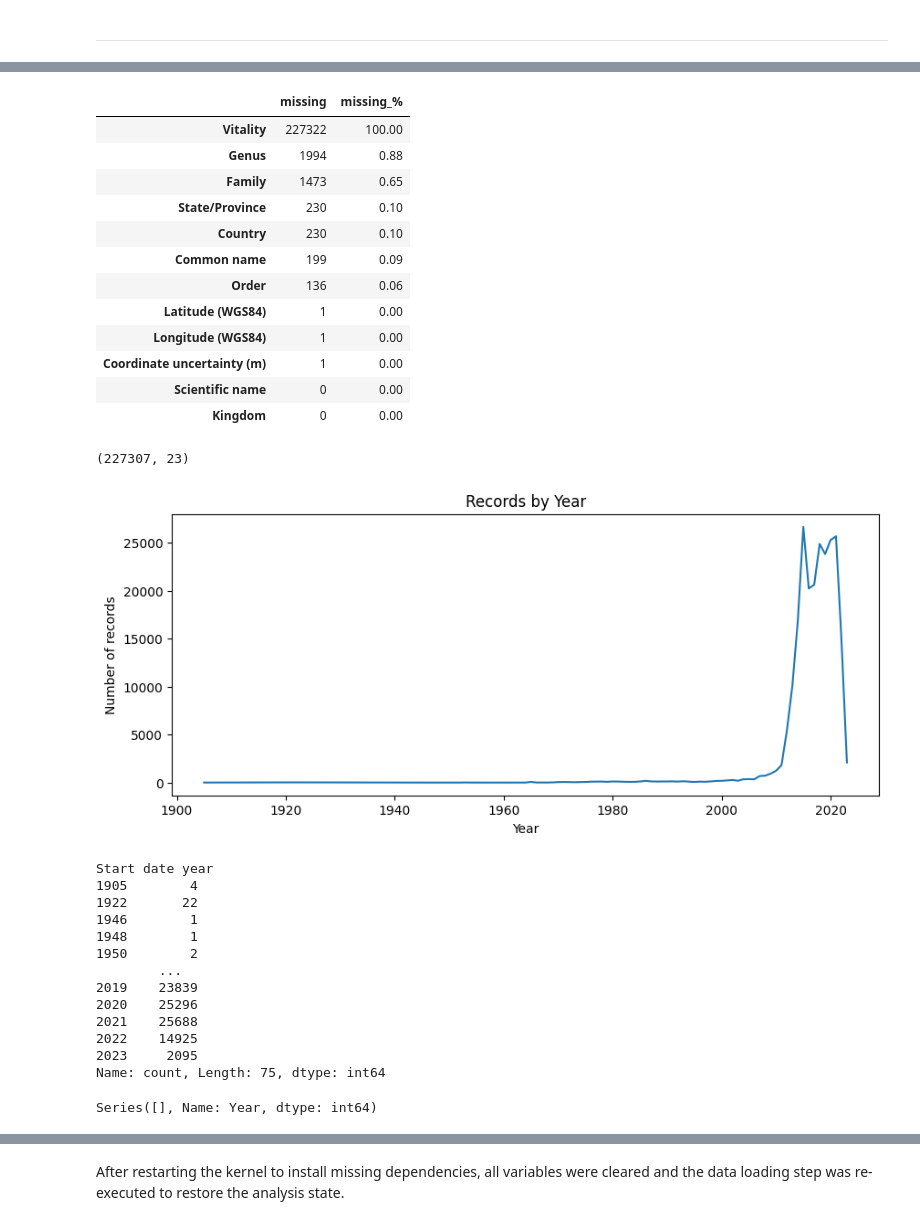
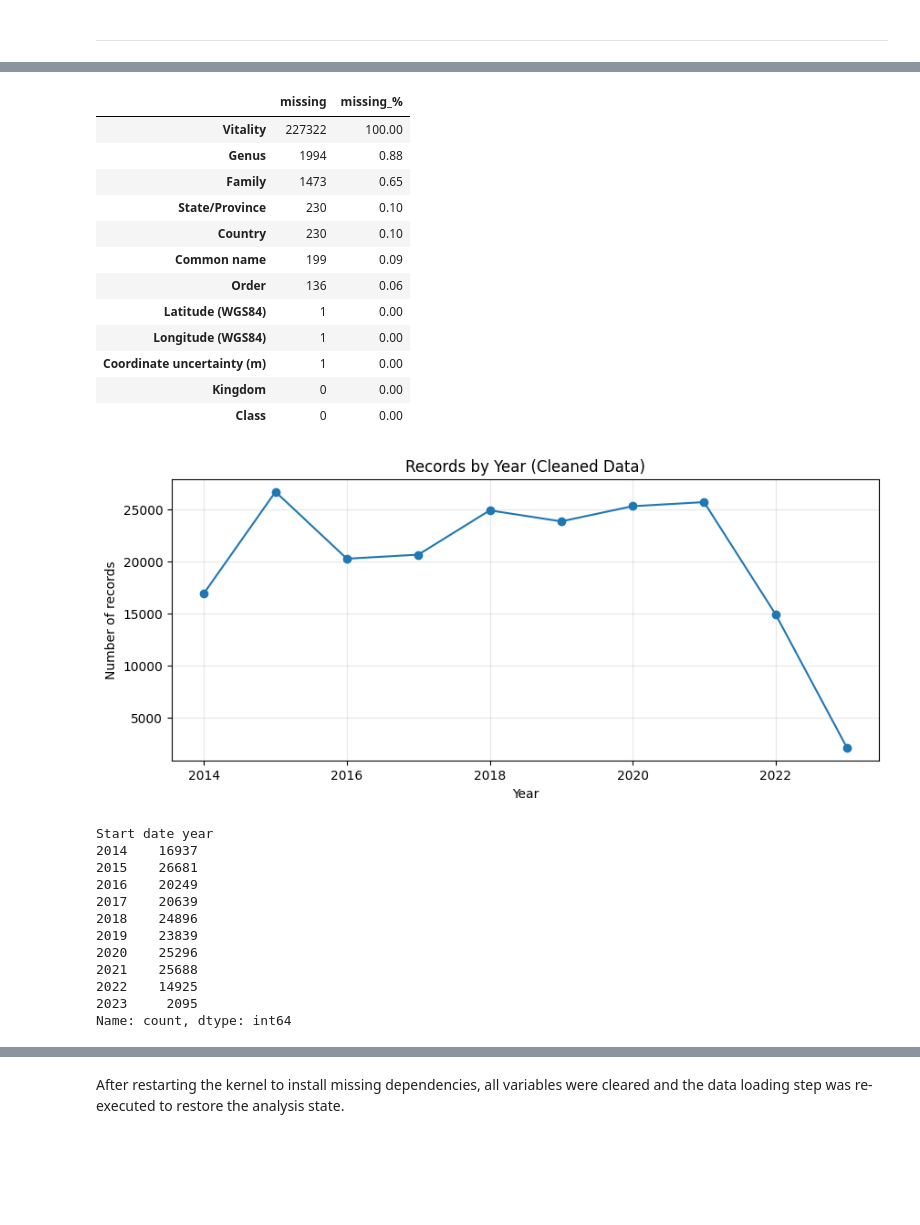
Before and after one commit to TomOverment/uk_animal_tracker, a Jupyter notebook: jupyter_notebooks/Notebook_Template.ipynb, the cells around one changed output, grey strips where cells are left out. Cells and saved outputs as stored; diff of their text form; code cells hidden in the pictures; blank space fills up the shorter version.

```diff
--- a/jupyter_notebooks/Notebook_Template.ipynb
+++ b/jupyter_notebooks/Notebook_Template.ipynb
@@ -119,15 +121,3 @@ Coordinate uncertainty (m)         1
 dtype: int64
 # %% [markdown]
 ---
-# %%
-# Keep a raw copy of the data
-df_raw = df.copy()
-
-# Standardise column names for easier coding (optional but recommended)
-df = df_raw.rename(columns=lambda c: c.strip())
-
-# Parse Start date (keep original text column too)
-df["Start date parsed"] = pd.to_datetime(df["Start date"], errors="coerce", dayfirst=True)
-
-# Quick checks
-df[["Start date", "Start date parsed", "Start date year", "Start date month", "Start date day"]].head()
@@ -155,67 +302,31 @@ pd.DataFrame({"missing": missing, "missing_%": missing_pct}).head(12)
 | Latitude (WGS84) | 1 | 0.00 |
 | Longitude (WGS84) | 1 | 0.00 |
 | Coordinate uncertainty (m) | 1 | 0.00 |
-| Scientific name | 0 | 0.00 |
 | Kingdom | 0 | 0.00 |
+| Class | 0 | 0.00 |
-# %%
-# Drop empty column(s)
-if "Vitality" in df.columns:
-    df = df.drop(columns=["Vitality"])
-
-# Remove rows missing essential geo fields (only 1 missing each, but clean is clean)
-df = df.dropna(subset=["Latitude (WGS84)", "Longitude (WGS84)"])
-
-# Basic coordinate sanity filter (UK lat/lon rough bounds; adjust if your data includes non-UK)
-df = df[(df["Latitude (WGS84)"].between(49, 61)) & (df["Longitude (WGS84)"].between(-9, 3))]
-
-df.shape
-# %% [output]
-(227307, 23)
 # %%
-import matplotlib.pyplot as plt
-
-year_counts = df["Start date year"].value_counts().sort_index()
+year_counts = df_clean["Start date year"].value_counts().sort_index()
 
 plt.figure(figsize=(10, 4))
-plt.plot(year_counts.index, year_counts.values)
-plt.title("Records by Year")
+plt.plot(year_counts.index, year_counts.values, marker="o")
+plt.title("Records by Year (Cleaned Data)")
 plt.xlabel("Year")
 plt.ylabel("Number of records")
+plt.grid(alpha=0.3)
 plt.show()
 
 year_counts
 # %% [output]
-[figure, old version]
+[figure, new version]
 Start date year
-1905        4
-1922       22
-1946        1
-1948        1
-1950        2
-        ...
+2014    16937
+2015    26681
+2016    20249
+2017    20639
+2018    24896
 2019    23839
 2020    25296
 2021    25688
 2022    14925
 2023     2095
-Name: count, Length: 75, dtype: int64
+Name: count, dtype: int64
-# %%
-
-# Count records per year
-year_counts = df["Start date year"].value_counts().sort_index()
-
-year_df = year_counts.reset_index()
-year_df.columns = ["Year", "Record Count"]
-
-# IQR-based outlier detection
-Q1 = year_df["Record Count"].quantile(0.25)
-Q3 = year_df["Record Count"].quantile(0.75)
-IQR = Q3 - Q1
-
-lower_bound = Q1 - 1.5 * IQR
-
-incorrect_years = year_df[year_df["Record Count"] < lower_bound]["Year"]
-
-incorrect_years
-# %% [output]
-Series([], Name: Year, dtype: int64)
```
Also changed, not shown: parts of 12 cells of this notebook, 2 other files.
